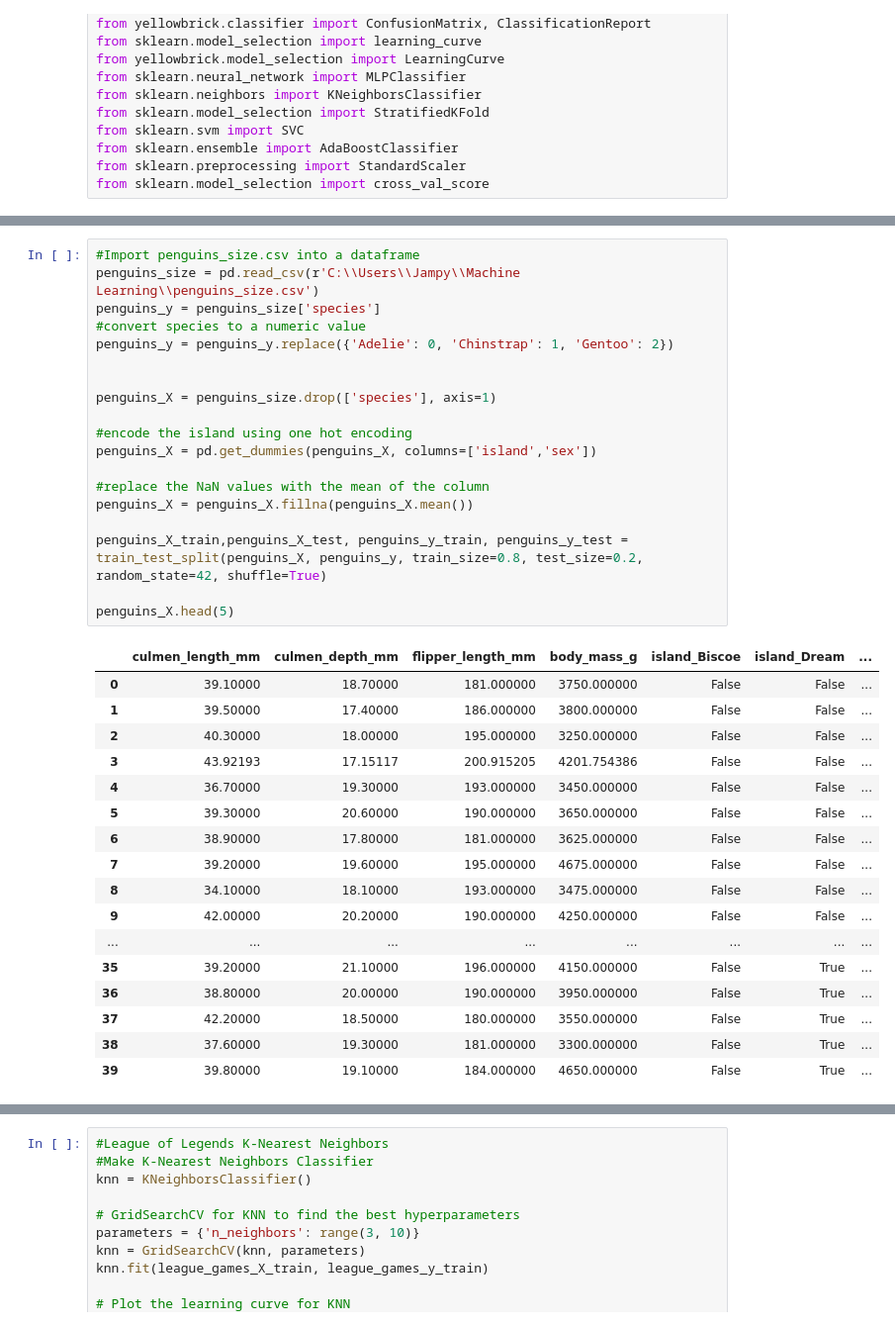
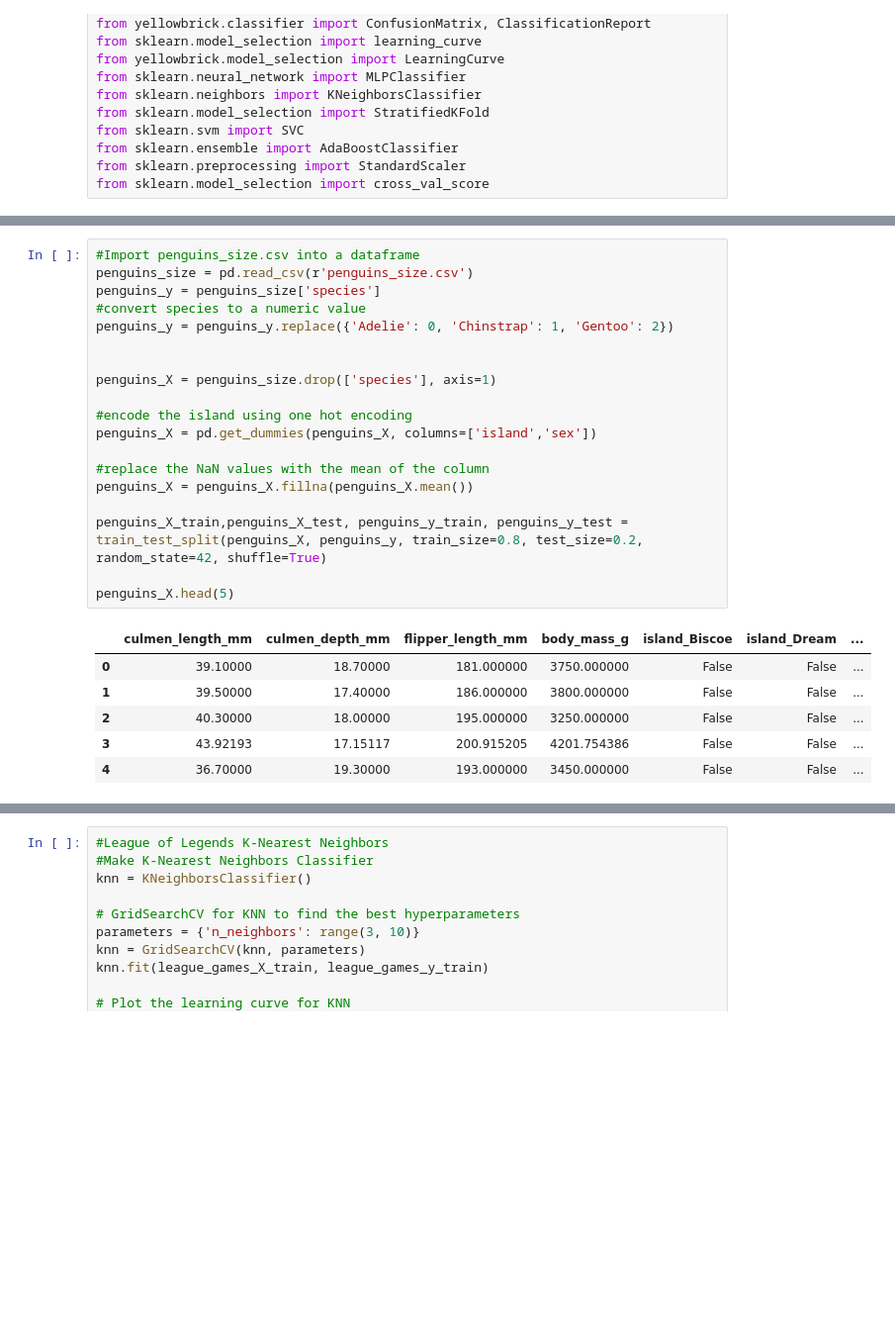
Before and after one commit to JameyH/SynthVsRealInsights, a Jupyter notebook: Supervised_learning.ipynb, the cells around one changed output, grey strips where cells are left out. Shown at 99% size. Drawn from its saved outputs; the diff is of its cells as text; blank space fills up the shorter version.

```diff
--- a/Supervised_learning.ipynb
+++ b/Supervised_learning.ipynb
@@ -54,40 +58,29 @@ league_games_X_train, league_games_X_test, league_games_y_train, league_games_y_
 # %%
 #Import penguins_size.csv into a dataframe
-penguins_size = pd.read_csv(r'C:\\Users\\Jampy\\Machine Learning\\penguins_size.csv')
+penguins_size = pd.read_csv(r'penguins_size.csv')
 penguins_y = penguins_size['species']
 #convert species to a numeric value
 penguins_y = penguins_y.replace({'Adelie': 0, 'Chinstrap': 1, 'Gentoo': 2})
 
 
 penguins_X = penguins_size.drop(['species'], axis=1)
 
 #encode the island using one hot encoding
 penguins_X = pd.get_dummies(penguins_X, columns=['island','sex'])
 
 #replace the NaN values with the mean of the column
 penguins_X = penguins_X.fillna(penguins_X.mean())
 
 penguins_X_train,penguins_X_test, penguins_y_train, penguins_y_test = train_test_split(penguins_X, penguins_y, train_size=0.8, test_size=0.2, random_state=42, shuffle=True)
 
 penguins_X.head(5)
 # %% [output]
 |  | culmen_length_mm | culmen_depth_mm | flipper_length_mm | body_mass_g | island_Biscoe | island_Dream | ... |
 | 0 | 39.10000 | 18.70000 | 181.000000 | 3750.000000 | False | False | ... |
 | 1 | 39.50000 | 17.40000 | 186.000000 | 3800.000000 | False | False | ... |
 | 2 | 40.30000 | 18.00000 | 195.000000 | 3250.000000 | False | False | ... |
 | 3 | 43.92193 | 17.15117 | 200.915205 | 4201.754386 | False | False | ... |
 | 4 | 36.70000 | 19.30000 | 193.000000 | 3450.000000 | False | False | ... |
-| 5 | 39.30000 | 20.60000 | 190.000000 | 3650.000000 | False | False | ... |
-| 6 | 38.90000 | 17.80000 | 181.000000 | 3625.000000 | False | False | ... |
-| 7 | 39.20000 | 19.60000 | 195.000000 | 4675.000000 | False | False | ... |
-| 8 | 34.10000 | 18.10000 | 193.000000 | 3475.000000 | False | False | ... |
-| 9 | 42.00000 | 20.20000 | 190.000000 | 4250.000000 | False | False | ... |
-| ... | ... | ... | ... | ... | ... | ... | ... |
-| 35 | 39.20000 | 21.10000 | 196.000000 | 4150.000000 | False | True | ... |
-| 36 | 38.80000 | 20.00000 | 190.000000 | 3950.000000 | False | True | ... |
-| 37 | 42.20000 | 18.50000 | 180.000000 | 3550.000000 | False | True | ... |
-| 38 | 37.60000 | 19.30000 | 181.000000 | 3300.000000 | False | True | ... |
-| 39 | 39.80000 | 19.10000 | 184.000000 | 4650.000000 | False | True | ... |
 # %%
 #League of Legends Neural Network
 param_grid = {
```
Also changed, not shown: parts of 9 cells of this notebook.
